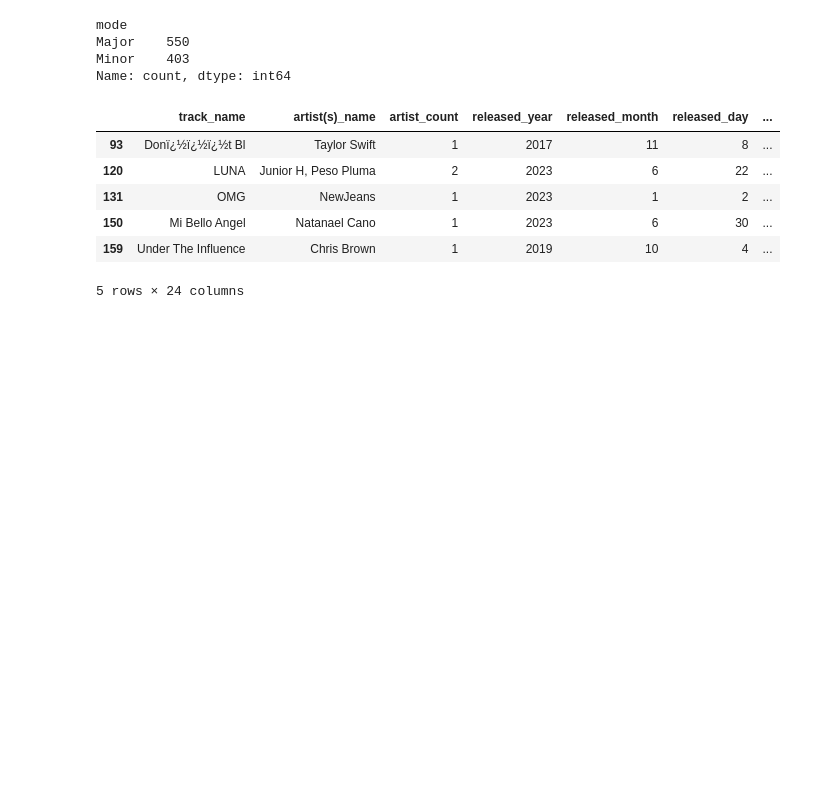
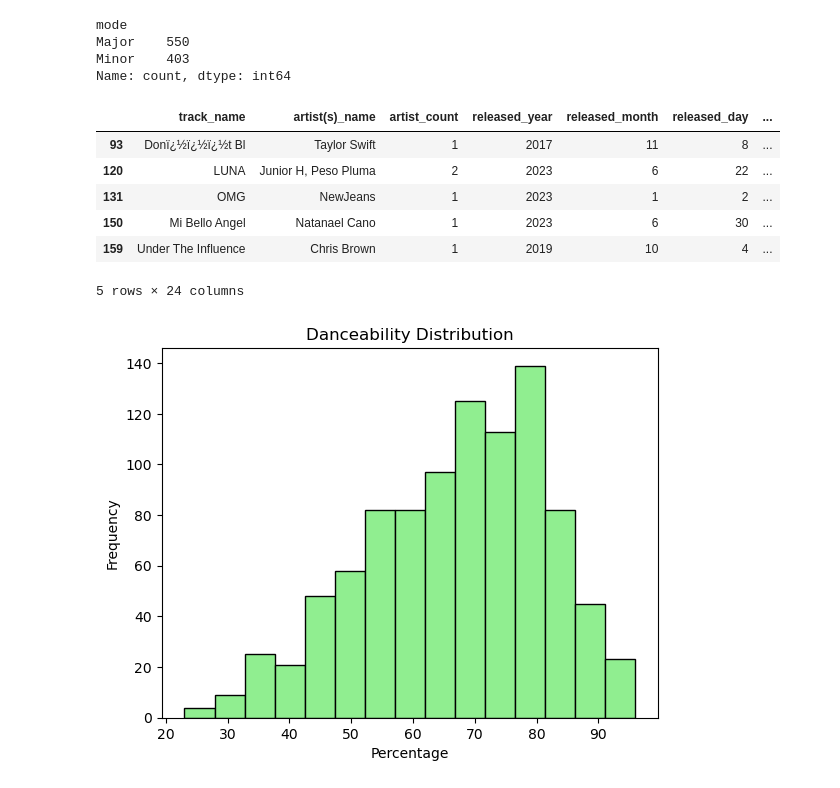
Before and after one commit to candace1been/Data_Visualization_And_Modeling, a Jupyter notebook: Lab/1.3 Data Visualization Lab.ipynb, the cells around one changed output. Drawn from its saved outputs; the diff is of its cells as text; code cells hidden in the pictures; blank space fills up the shorter version.

```diff
--- a/Lab/1.3 Data Visualization Lab.ipynb
+++ b/Lab/1.3 Data Visualization Lab.ipynb
@@ -75,3 +70,10 @@ filtered_df.head()
 | 150 | Mi Bello Angel | Natanael Cano | 1 | 2023 | 6 | 30 | ... |
 | 159 | Under The Influence | Chris Brown | 1 | 2019 | 10 | 4 | ... |
 5 rows × 24 columns
+# %%
+# Danceability Distribution
+df['danceability_%'].plot(kind='hist', bins=15, title='Danceability Distribution', color='lightgreen', edgecolor='black')
+plt.xlabel('Percentage')
+plt.show()
+# %% [output]
+[figure, added]
```
Also changed, not shown: parts of 4 cells of this notebook, 8 other files.
